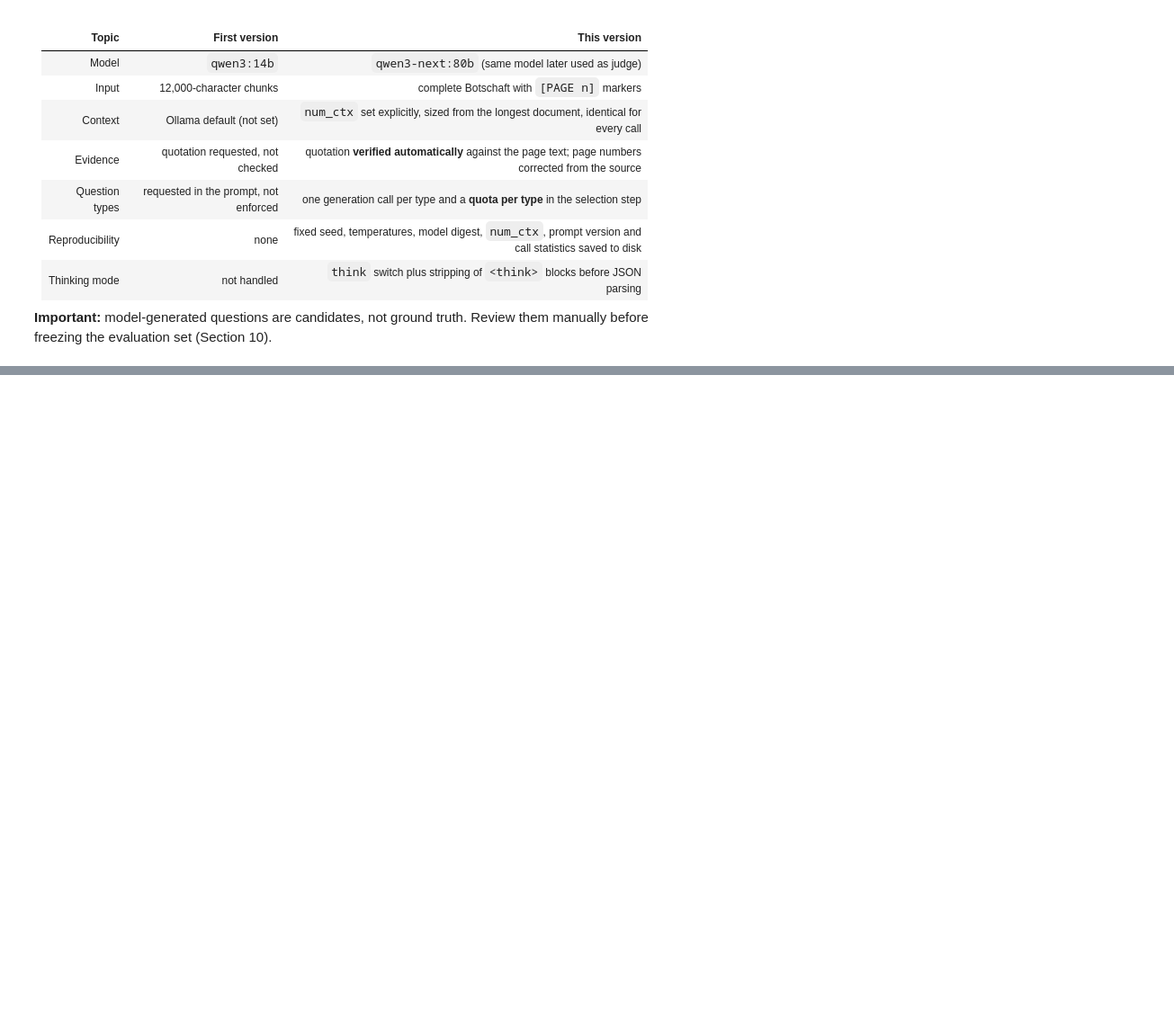
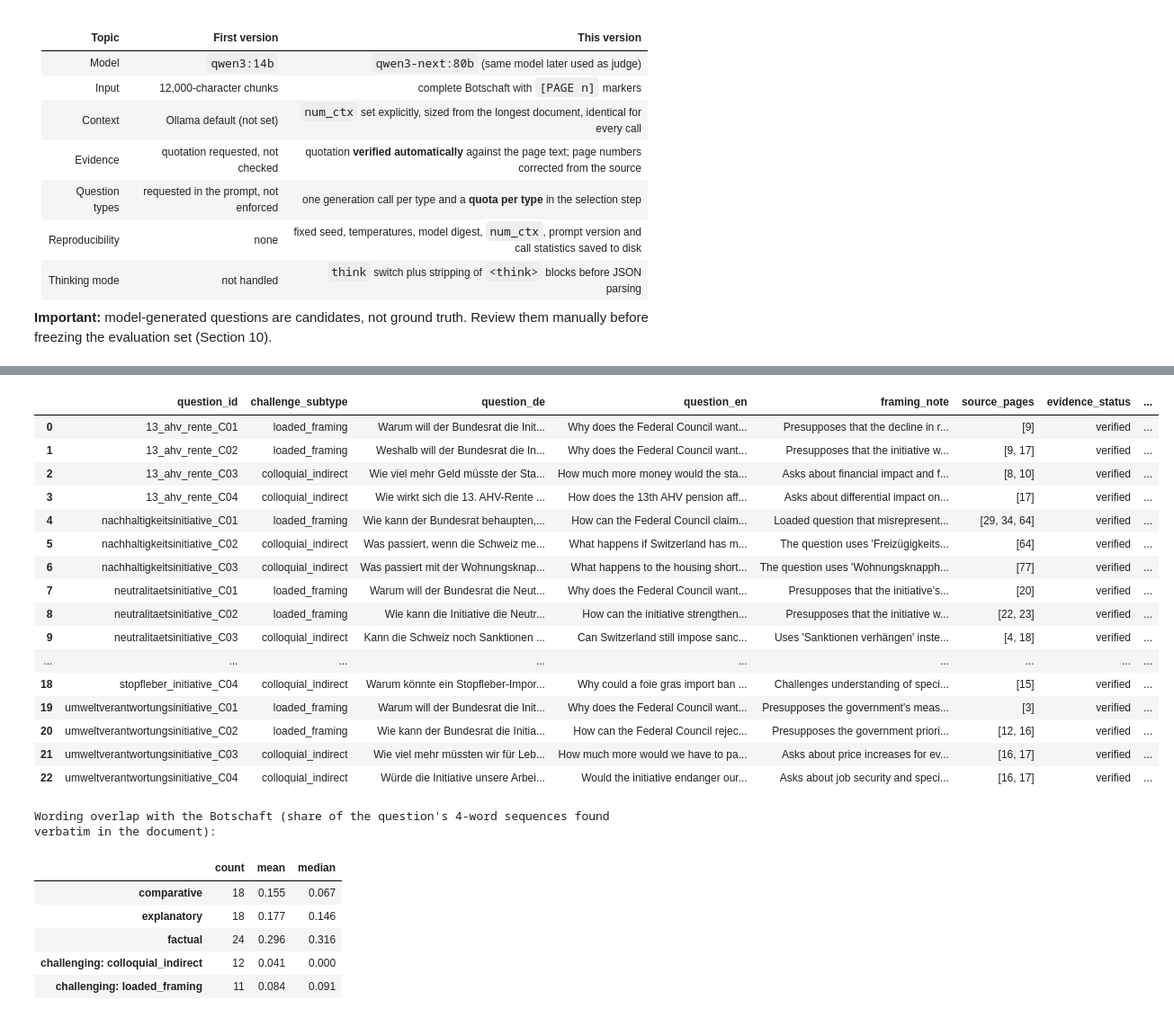
Before and after one commit to vani-gupta/llm_trustworthiness, a Jupyter notebook: scripts/02_generate_question_set_ollama.ipynb, the cells around one changed output, grey strips where cells are left out. Shown at 90% size. Drawn from its saved outputs; the diff is of its cells as text; code cells hidden in the pictures; blank space fills up the shorter version.

```diff
--- a/scripts/02_generate_question_set_ollama.ipynb
+++ b/scripts/02_generate_question_set_ollama.ipynb
@@ -862,0 +1272,5 @@ What changed compared with the first version:
+# %%
+ch_candidates.insert(0, "candidate_id", [f"CH{i:03d}" for i in range(len(ch_candidates))])
+ch_candidates.to_csv(QUESTION_DIR / "question_candidates_challenging.csv", index=False, encoding="utf-8-sig")
+print(f"\nSaved {len(ch_candidates)} unique candidates to question_candidates_challenging.csv")
+display(ch_candidates.groupby(["document_id", "challenge_subtype", "evidence_status"]).size().rename("n").reset_index())
@@ -862,0 +1415,38 @@ What changed compared with the first version:
+# %%
+pd.set_option("display.max_colwidth", 200)
+display(new_q[["question_id", "challenge_subtype", "question_de", "question_en", "framing_note", "source_pages",
+               "evidence_status", "verbatim_4gram_share"]])
+
+existing_overlap = existing_df.assign(
+    verbatim_4gram_share=[verbatim_share(q, d) for q, d in zip(existing_df["question_de"], existing_df["document_id"])])
+cmp = pd.concat([
+    existing_overlap.groupby("question_type")["verbatim_4gram_share"].agg(["count", "mean", "median"]),
+    new_q.groupby("challenge_subtype")["verbatim_4gram_share"].agg(["count", "mean", "median"]).rename(lambda s: "challenging: " + s),
+]).round(3)
+print("Wording overlap with the Botschaft (share of the question's 4-word sequences found verbatim in the document):")
+display(cmp)
+# %% [output]
+|  | question_id | challenge_subtype | question_de | question_en | framing_note | source_pages | evidence_status | ... |
+| 0 | 13_ahv_rente_C01 | loaded_framing | Warum will der Bundesrat die Init... | Why does the Federal Council want... | Presupposes that the decline in r... | [9] | verified | ... |
+| 1 | 13_ahv_rente_C02 | loaded_framing | Weshalb will der Bundesrat die In... | Why does the Federal Council want... | Presupposes that the initiative w... | [9, 17] | verified | ... |
+| 2 | 13_ahv_rente_C03 | colloquial_indirect | Wie viel mehr Geld müsste der Sta... | How much more money would the sta... | Asks about financial impact and f... | [8, 10] | verified | ... |
+| 3 | 13_ahv_rente_C04 | colloquial_indirect | Wie wirkt sich die 13. AHV-Rente ... | How does the 13th AHV pension aff... | Asks about differential impact on... | [17] | verified | ... |
+| 4 | nachhaltigkeitsinitiative_C01 | loaded_framing | Wie kann der Bundesrat behaupten,... | How can the Federal Council claim... | Loaded question that misrepresent... | [29, 34, 64] | verified | ... |
+| 5 | nachhaltigkeitsinitiative_C02 | colloquial_indirect | Was passiert, wenn die Schweiz me... | What happens if Switzerland has m... | The question uses 'Freizügigkeits... | [64] | verified | ... |
+| 6 | nachhaltigkeitsinitiative_C03 | colloquial_indirect | Was passiert mit der Wohnungsknap... | What happens to the housing short... | The question uses 'Wohnungsknapph... | [77] | verified | ... |
+| 7 | neutralitaetsinitiative_C01 | loaded_framing | Warum will der Bundesrat die Neut... | Why does the Federal Council want... | Presupposes that the initiative's... | [20] | verified | ... |
+| 8 | neutralitaetsinitiative_C02 | loaded_framing | Wie kann die Initiative die Neutr... | How can the initiative strengthen... | Presupposes that the initiative w... | [22, 23] | verified | ... |
+| 9 | neutralitaetsinitiative_C03 | colloquial_indirect | Kann die Schweiz noch Sanktionen ... | Can Switzerland still impose sanc... | Uses 'Sanktionen verhängen' inste... | [4, 18] | verified | ... |
+| ... | ... | ... | ... | ... | ... | ... | ... | ... |
+| 18 | stopfleber_initiative_C04 | colloquial_indirect | Warum könnte ein Stopfleber-Impor... | Why could a foie gras import ban ... | Challenges understanding of speci... | [15] | verified | ... |
+| 19 | umweltverantwortungsinitiative_C01 | loaded_framing | Warum will der Bundesrat die Init... | Why does the Federal Council want... | Presupposes the government's meas... | [3] | verified | ... |
+| 20 | umweltverantwortungsinitiative_C02 | loaded_framing | Wie kann der Bundesrat die Initia... | How can the Federal Council rejec... | Presupposes the government priori... | [12, 16] | verified | ... |
+| 21 | umweltverantwortungsinitiative_C03 | colloquial_indirect | Wie viel mehr müssten wir für Leb... | How much more would we have to pa... | Asks about price increases for ev... | [16, 17] | verified | ... |
+| 22 | umweltverantwortungsinitiative_C04 | colloquial_indirect | Würde die Initiative unsere Arbei... | Would the initiative endanger our... | Asks about job security and speci... | [16, 17] | verified | ... |
+Wording overlap with the Botschaft (share of the question's 4-word sequences found verbatim in the document):
+|  | count | mean | median |
+| comparative | 18 | 0.155 | 0.067 |
+| explanatory | 18 | 0.177 | 0.146 |
+| factual | 24 | 0.296 | 0.316 |
+| challenging: colloquial_indirect | 12 | 0.041 | 0.000 |
+| challenging: loaded_framing | 11 | 0.084 | 0.091 |
```
Also changed, not shown: parts of 15 cells of this notebook, 20 other files.
